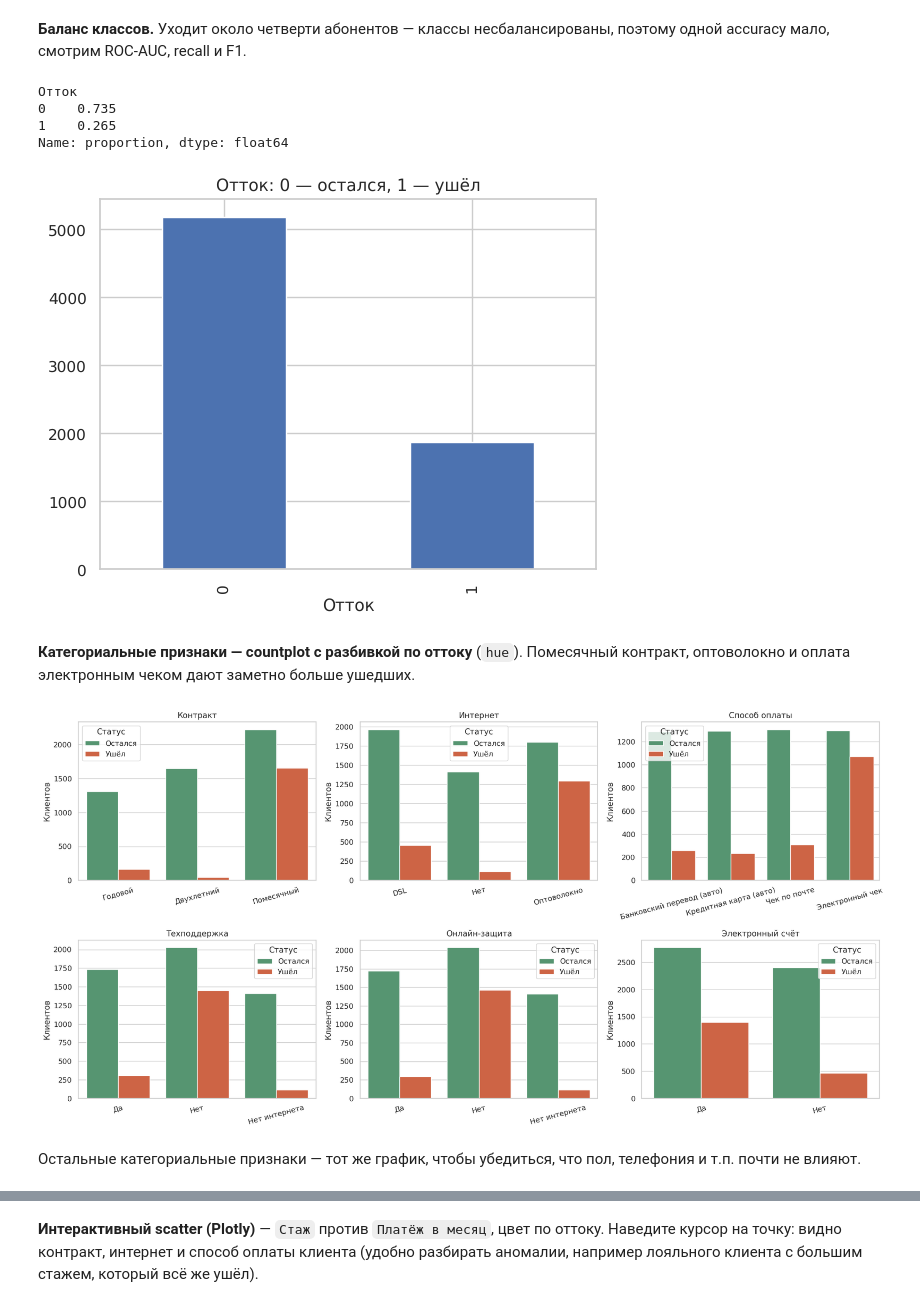
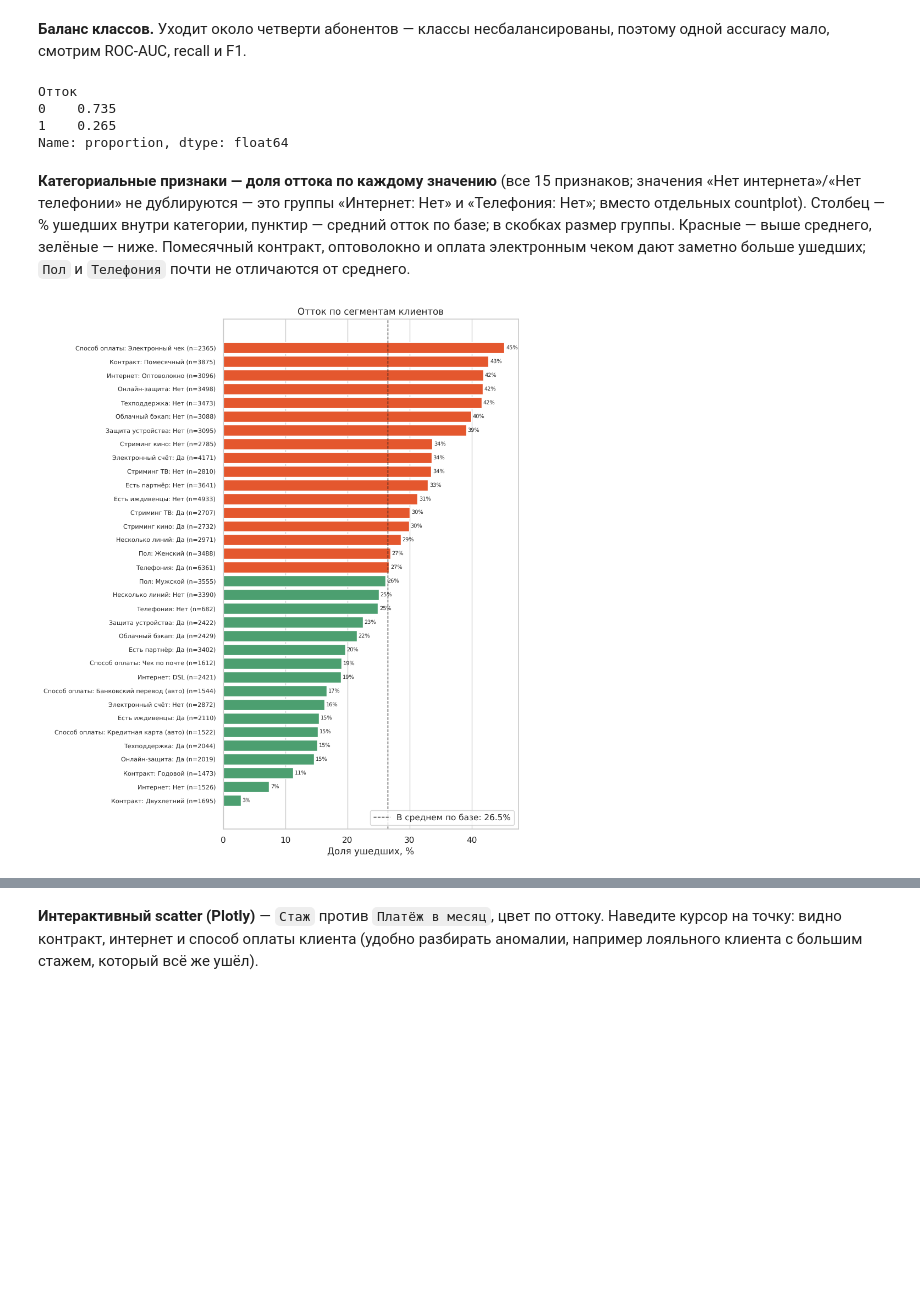
Before and after one commit to niksahn/magistrProject, a Jupyter notebook: churn_telco.ipynb, the cells around one changed output, grey strips where cells are left out. Drawn from its saved outputs; the diff is of its cells as text; code cells hidden in the pictures; blank space fills up the shorter version.

```diff
--- a/churn_telco.ipynb
+++ b/churn_telco.ipynb
@@ -191,29 +191,36 @@ df.describe().T
 **Баланс классов.** Уходит около четверти абонентов — классы несбалансированы, поэтому одной accuracy мало, смотрим ROC-AUC, recall и F1.
 # %%
 print(df["Отток"].value_counts(normalize=True).round(3))
-df["Отток"].value_counts().plot.bar(title="Отток: 0 — остался, 1 — ушёл");
 # %% [output]
 Отток
 0    0.735
 1    0.265
 Name: proportion, dtype: float64
-[figure, removed]
 # %%
 # Подпись для графиков: вместо 0/1 — «Остался»/«Ушёл»
 churn_lbl = df["Отток"].map({0: "Остался", 1: "Ушёл"}).rename("Статус")
 palette = {"Остался": "#4c9f70", "Ушёл": "#e4572e"}
 # %% [markdown]
-**Категориальные признаки — countplot с разбивкой по оттоку** (`hue`).
-Помесячный контракт, оптоволокно и оплата электронным чеком дают заметно больше ушедших.
+**Категориальные признаки — доля оттока по каждому значению** (все 15 признаков; значения «Нет интернета»/«Нет телефонии» не дублируются — это группы «Интернет: Нет» и «Телефония: Нет»; вместо отдельных countplot).
+Столбец — % ушедших внутри категории, пунктир — средний отток по базе; в скобках размер группы. Красные — выше среднего, зелёные — ниже.
+Помесячный контракт, оптоволокно и оплата электронным чеком дают заметно больше ушедших; `Пол` и `Телефония` почти не отличаются от среднего.
 # %%
-key_cols = ["Контракт", "Интернет", "Способ оплаты", "Техподдержка", "Онлайн-защита", "Электронный счёт"]
-fig, axes = plt.subplots(2, 3, figsize=(18, 9))
-for ax, col in zip(axes.ravel(), key_cols):
-    sns.countplot(data=df, x=col, hue=churn_lbl, palette=palette, ax=ax)
-    ax.set_title(col); ax.set_xlabel(""); ax.set_ylabel("Клиентов")
-    ax.tick_params(axis="x", rotation=15)
+base = df["Отток"].mean() * 100
+parts = []
+for col in df.select_dtypes("category").columns:
+    g = df.groupby(col, observed=True)["Отток"].agg(rate="mean", n="size")
+    g = g.drop(index=["Нет интернета", "Нет телефонии"], errors="ignore")   # эти группы = «Интернет: Нет» / «Телефония: Нет», не повторяем 7 раз
+    g.index = [f"{col}: {v} (n={n})" for v, n in zip(g.index, g["n"])]
+    parts.append(g)
+seg = pd.concat(parts).sort_values("rate")
+seg["rate"] *= 100
+
+fig, ax = plt.subplots(figsize=(9, 0.26 * len(seg) + 1.5))
+ax.barh(seg.index, seg["rate"], color=np.where(seg["rate"] > base, palette["Ушёл"], palette["Остался"]))
+ax.bar_label(ax.containers[0], fmt="%.0f%%", fontsize=7, padding=2)
+ax.axvline(base, color="k", ls="--", lw=1, label=f"В среднем по базе: {base:.1f}%")
+ax.set_xlabel("Доля ушедших, %"); ax.set_title("Отток по сегментам клиентов"); ax.legend(loc="lower right")
+ax.tick_params(axis="y", labelsize=8); ax.grid(axis="y", visible=False)
 plt.tight_layout()
 # %% [output]
-[figure, old version]
+[figure, new version]
-# %% [markdown]
-Остальные категориальные признаки — тот же график, чтобы убедиться, что пол, телефония и т.п. почти не влияют.
```
Also changed, not shown: parts of 19 cells of this notebook, 1 other file.
